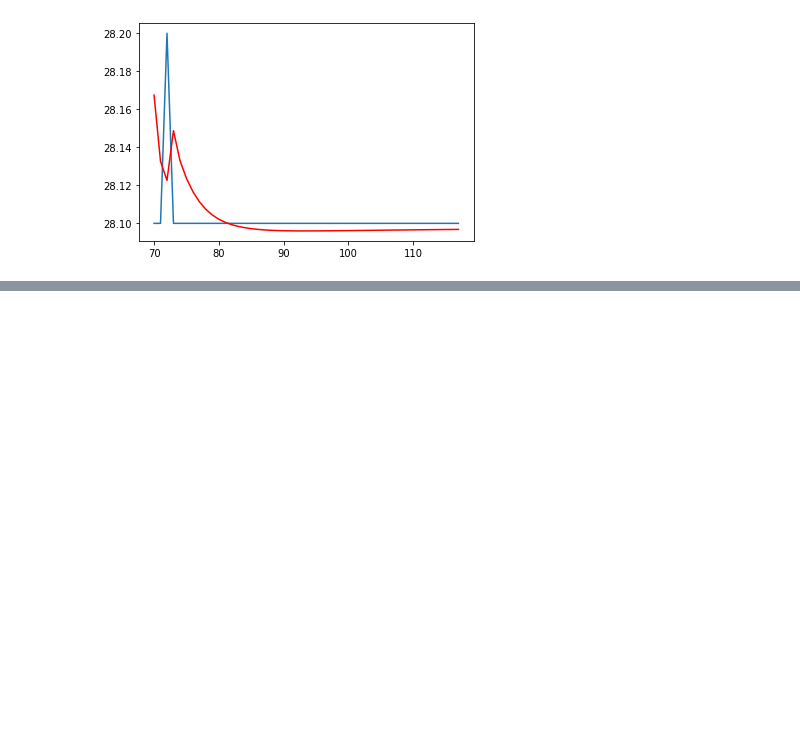
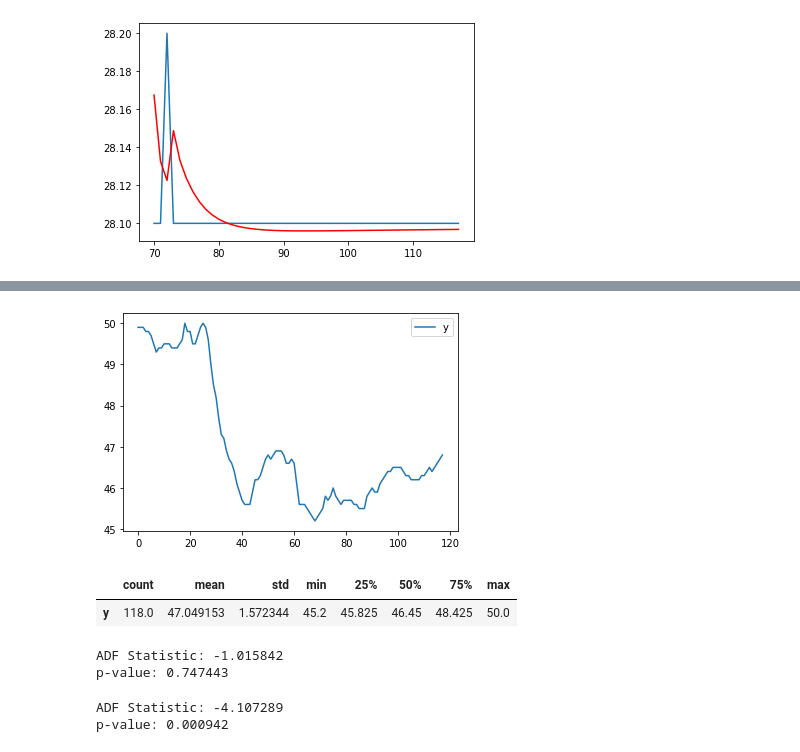
Before and after one commit to andreagurioli1995/IoT-Air-Quality-Monitoring-System, a Jupyter notebook: forecasting/forecasting-fbprophet.ipynb, the cells around one changed output, grey strips where cells are left out. Cells and saved outputs as stored; diff of their text form; code cells hidden in the pictures; blank space fills up the shorter version.

```diff
--- a/forecasting/forecasting-fbprophet.ipynb
+++ b/forecasting/forecasting-fbprophet.ipynb
@@ -126,0 +152,4 @@ Test RMSE: 0.019
+# %%
+dataset_path = "/content/drive/MyDrive/Datasets/Forecasting/hum.csv"
+df = pd.read_csv(dataset_path)
+df.head()
@@ -126,0 +163,3 @@ Test RMSE: 0.019
+# %%
+df = df.rename(columns={"409151bfa0cc" : 'time', "409151bfa0cc.1" : 'y'})
+df.head()
@@ -126,0 +173,12 @@ Test RMSE: 0.019
+# %%
+#evolution over time of our data
+plot_cols = ['y']
+plot_features = df[plot_cols]
+_ = plot_features.plot(subplots=True)
+# %% [output]
+[figure, added]
+# %%
+df.describe().transpose()
+# %% [output]
+|  | count | mean | std | min | 25% | 50% | 75% | max |
+| y | 118.0 | 47.049153 | 1.572344 | 45.2 | 45.825 | 46.45 | 48.425 | 50.0 |
@@ -126,0 +190,18 @@ Test RMSE: 0.019
+# %%
+ # Check whether the time-series is stationary through the Dickey-Fuller test
+from statsmodels.tsa.stattools import adfuller
+result = adfuller(train)
+
+print('ADF Statistic: %f' % result[0])
+print('p-value: %f' % result[1])
+# %% [output]
+ADF Statistic: -1.015842
+p-value: 0.747443
+# %%
+train_new = train.diff().dropna()
+result = adfuller(train_new)
+print('ADF Statistic: %f' % result[0])
+print('p-value: %f' % result[1])
+# %% [output]
+ADF Statistic: -4.107289
+p-value: 0.000942
```
Also changed, not shown: parts of 41 cells of this notebook.
